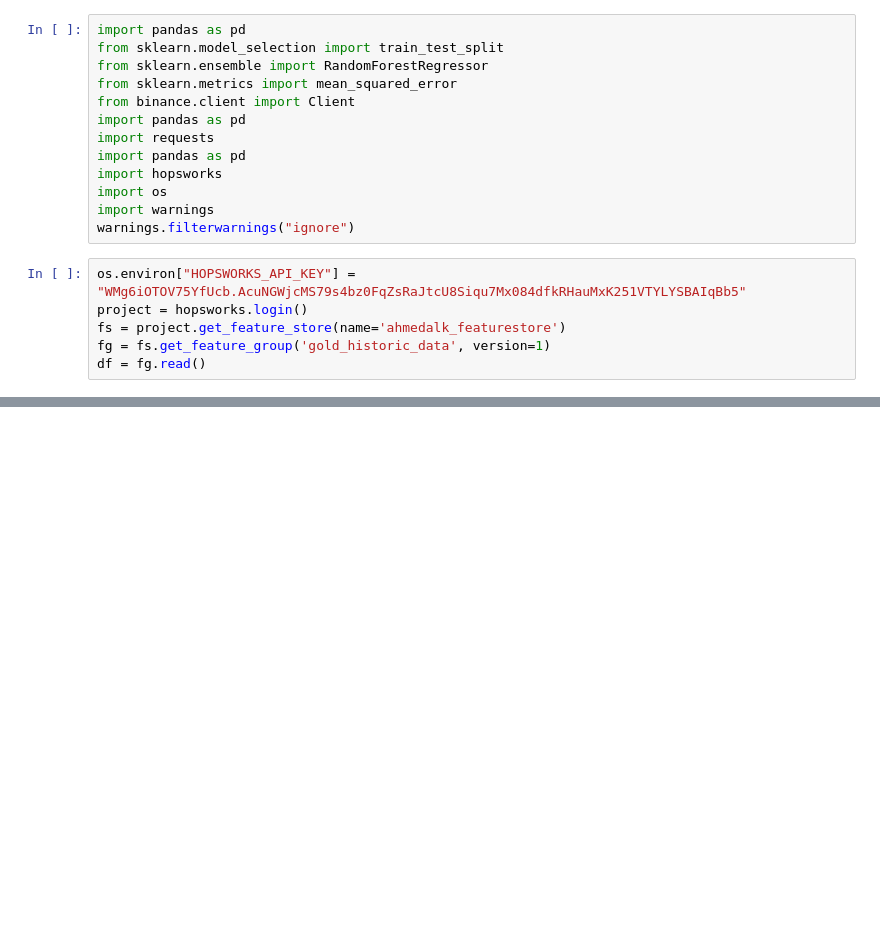
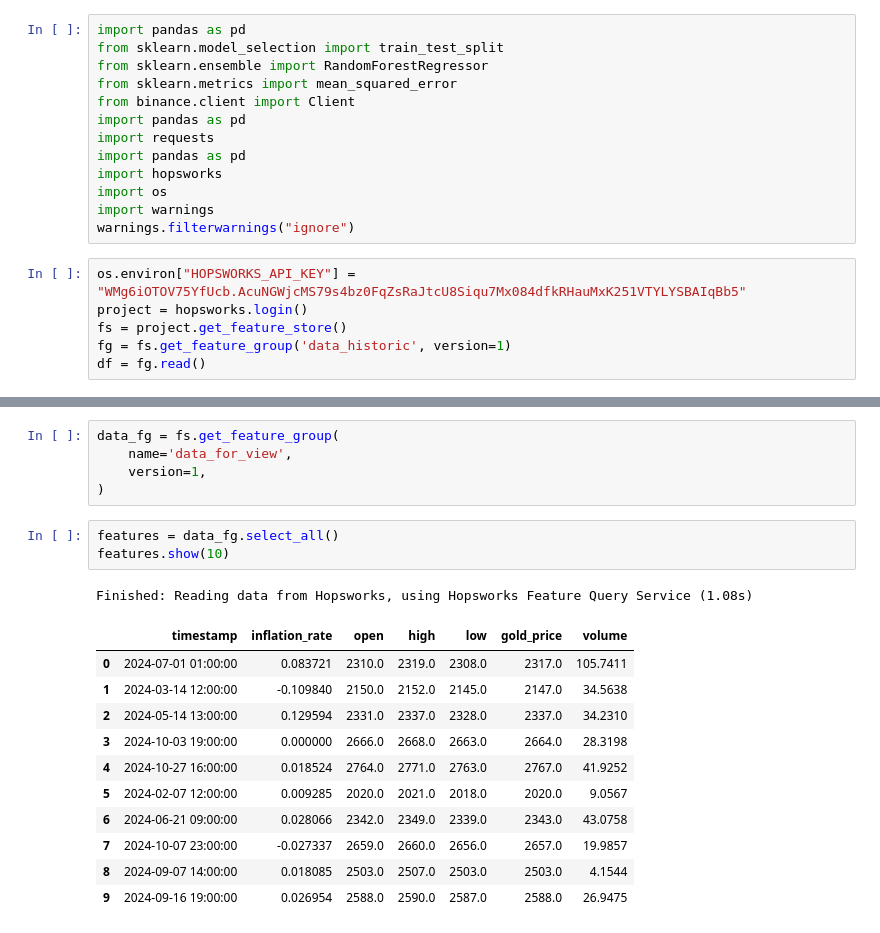
Before and after one commit to Alkhalf/gold_price_predictor, a Jupyter notebook: trainig.ipynb, the cells around one changed output, grey strips where cells are left out. Cells and saved outputs as stored; diff of their text form; blank space fills up the shorter version.

```diff
--- a/trainig.ipynb
+++ b/trainig.ipynb
@@ -14,7 +14,7 @@ warnings.filterwarnings("ignore")
 # %%
 os.environ["HOPSWORKS_API_KEY"] = "WMg6iOTOV75YfUcb.AcuNGWjcMS79s4bz0FqZsRaJtcU8Siqu7Mx084dfkRHauMxK251VTYLYSBAIqBb5"
 project = hopsworks.login()
-fs = project.get_feature_store(name='ahmedalk_featurestore')
-fg = fs.get_feature_group('gold_historic_data', version=1)
+fs = project.get_feature_store()
+fg = fs.get_feature_group('data_historic', version=1)
 df = fg.read()
 # %% [output]
@@ -43,0 +59,21 @@ print(mse)
+# %%
+data_fg = fs.get_feature_group(
+    name='data_for_view',
+    version=1,
+)
+# %%
+features = data_fg.select_all()
+features.show(10)
+# %% [output]
+Finished: Reading data from Hopsworks, using Hopsworks Feature Query Service (1.08s)
+|  | timestamp | inflation_rate | open | high | low | gold_price | volume |
+| 0 | 2024-07-01 01:00:00 | 0.083721 | 2310.0 | 2319.0 | 2308.0 | 2317.0 | 105.7411 |
+| 1 | 2024-03-14 12:00:00 | -0.109840 | 2150.0 | 2152.0 | 2145.0 | 2147.0 | 34.5638 |
+| 2 | 2024-05-14 13:00:00 | 0.129594 | 2331.0 | 2337.0 | 2328.0 | 2337.0 | 34.2310 |
+| 3 | 2024-10-03 19:00:00 | 0.000000 | 2666.0 | 2668.0 | 2663.0 | 2664.0 | 28.3198 |
+| 4 | 2024-10-27 16:00:00 | 0.018524 | 2764.0 | 2771.0 | 2763.0 | 2767.0 | 41.9252 |
+| 5 | 2024-02-07 12:00:00 | 0.009285 | 2020.0 | 2021.0 | 2018.0 | 2020.0 | 9.0567 |
+| 6 | 2024-06-21 09:00:00 | 0.028066 | 2342.0 | 2349.0 | 2339.0 | 2343.0 | 43.0758 |
+| 7 | 2024-10-07 23:00:00 | -0.027337 | 2659.0 | 2660.0 | 2656.0 | 2657.0 | 19.9857 |
+| 8 | 2024-09-07 14:00:00 | 0.018085 | 2503.0 | 2507.0 | 2503.0 | 2503.0 | 4.1544 |
+| 9 | 2024-09-16 19:00:00 | 0.026954 | 2588.0 | 2590.0 | 2587.0 | 2588.0 | 26.9475 |
```
Also changed, not shown: parts of 12 cells of this notebook, 3 other files.
